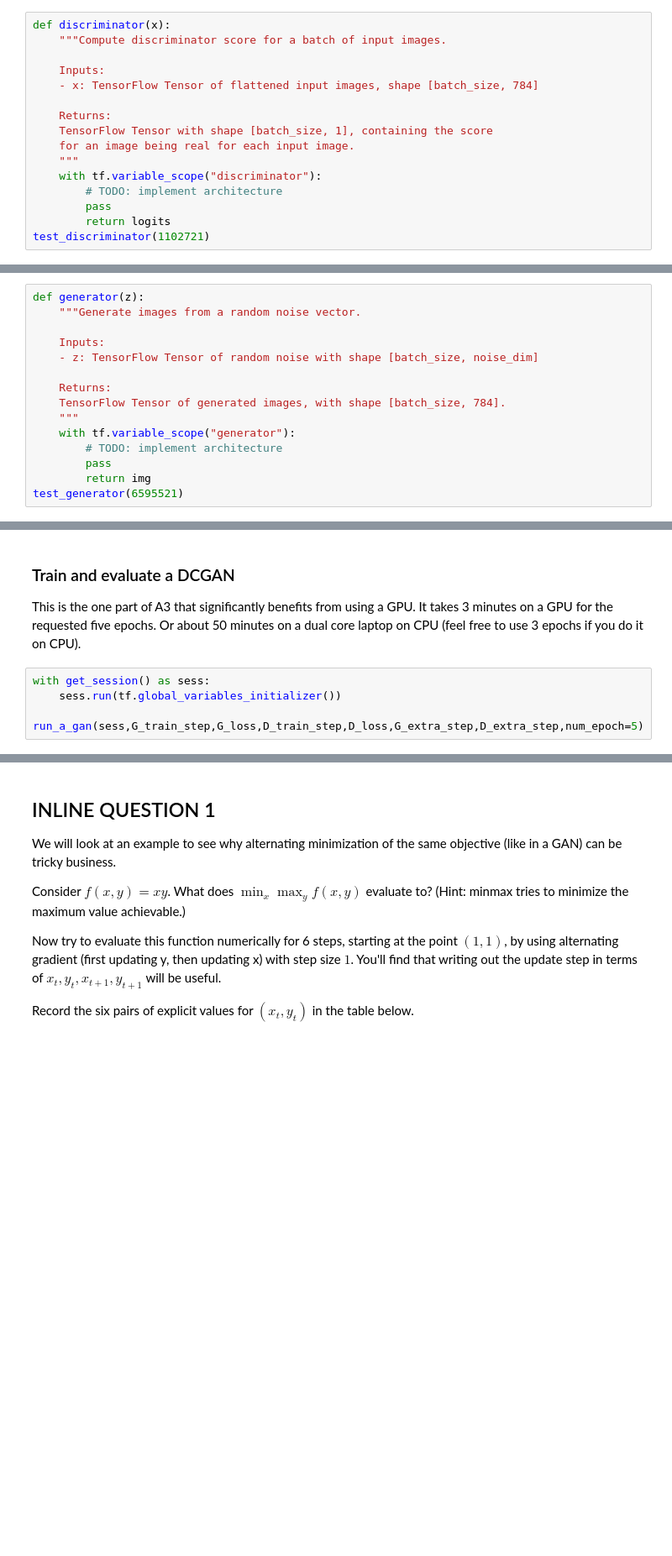
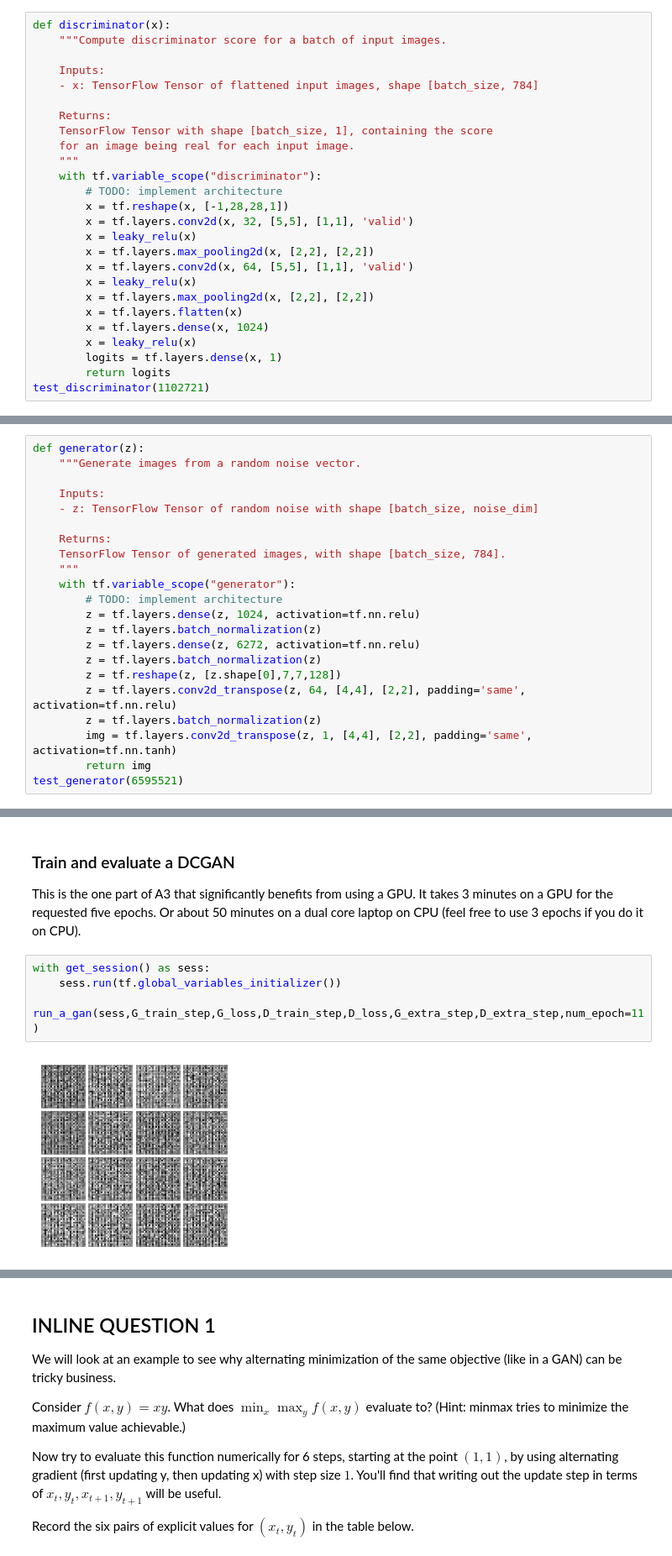
Before and after one commit to ChenShaomin/cs231n, a Jupyter notebook: assignment3/GANs-TensorFlow.ipynb, the cells around one changed output, grey strips where cells are left out. Shown at 84% size. Saved outputs shown, nothing was run; the diff lists cells and outputs as text; blank space fills up the shorter version.

```diff
--- a/assignment3/GANs-TensorFlow.ipynb
+++ b/assignment3/GANs-TensorFlow.ipynb
@@ -577,6 +577,16 @@ def discriminator(x):
     """
     with tf.variable_scope("discriminator"):
         # TODO: implement architecture
-        pass
+        x = tf.reshape(x, [-1,28,28,1])
+        x = tf.layers.conv2d(x, 32, [5,5], [1,1], 'valid')
+        x = leaky_relu(x)
+        x = tf.layers.max_pooling2d(x, [2,2], [2,2])
+        x = tf.layers.conv2d(x, 64, [5,5], [1,1], 'valid')
+        x = leaky_relu(x)
+        x = tf.layers.max_pooling2d(x, [2,2], [2,2])
+        x = tf.layers.flatten(x)
+        x = tf.layers.dense(x, 1024)
+        x = leaky_relu(x)
+        logits = tf.layers.dense(x, 1)
         return logits
 test_discriminator(1102721)
@@ -611,6 +623,13 @@ def generator(z):
     """
     with tf.variable_scope("generator"):
         # TODO: implement architecture
-        pass
+        z = tf.layers.dense(z, 1024, activation=tf.nn.relu)
+        z = tf.layers.batch_normalization(z)
+        z = tf.layers.dense(z, 6272, activation=tf.nn.relu)
+        z = tf.layers.batch_normalization(z)
+        z = tf.reshape(z, [z.shape[0],7,7,128])
+        z = tf.layers.conv2d_transpose(z, 64, [4,4], [2,2], padding='same', activation=tf.nn.relu)
+        z = tf.layers.batch_normalization(z)
+        img = tf.layers.conv2d_transpose(z, 1, [4,4], [2,2], padding='same', activation=tf.nn.tanh)
         return img
 test_generator(6595521)
@@ -652,4 +673,6 @@ This is the one part of A3 that significantly benefits from using a GPU. It take
 # %%
 with get_session() as sess:
     sess.run(tf.global_variables_initializer())
-    run_a_gan(sess,G_train_step,G_loss,D_train_step,D_loss,G_extra_step,D_extra_step,num_epoch=5)
+    run_a_gan(sess,G_train_step,G_loss,D_train_step,D_loss,G_extra_step,D_extra_step,num_epoch=11)
+# %% [output]
+[figure, added]
```
Also changed, not shown: parts of 10 cells of this notebook.
